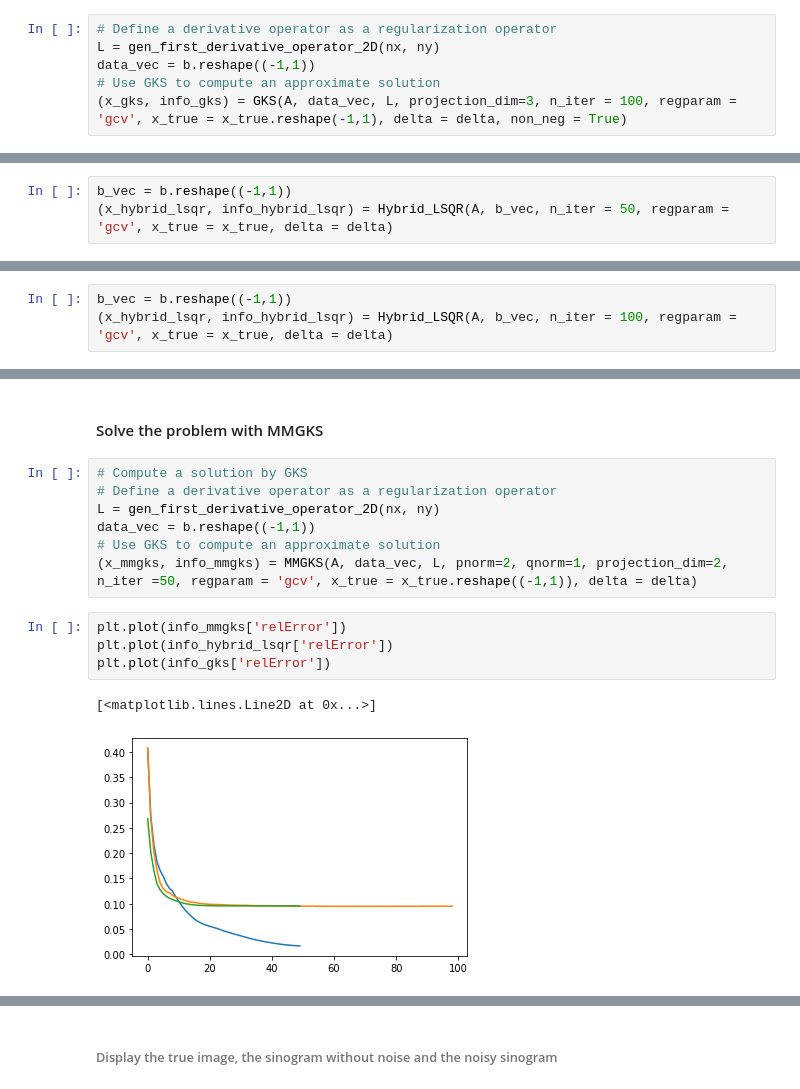
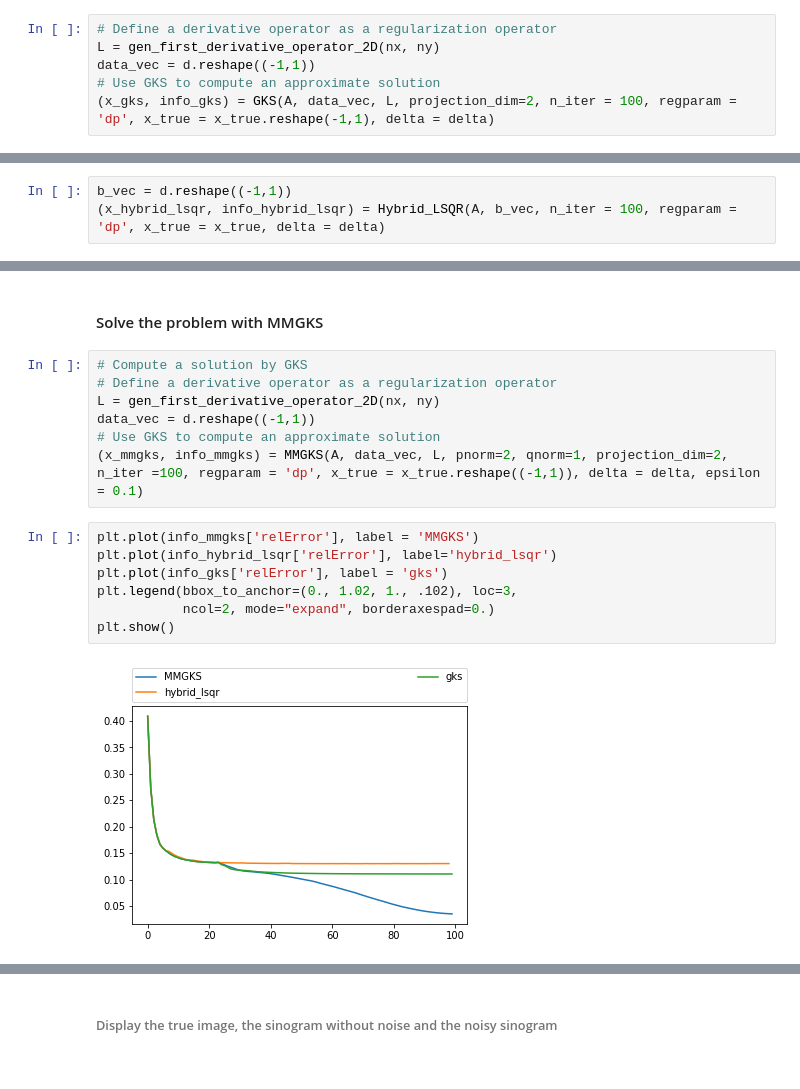
Before and after one commit to mpasha3/trips-py, a Jupyter notebook: demos/demo_Tomo_large_scale.ipynb, the cells around one changed output, grey strips where cells are left out. Saved outputs shown, nothing was run; the diff lists cells and outputs as text.

```diff
--- a/demos/demo_Tomo_large_scale.ipynb
+++ b/demos/demo_Tomo_large_scale.ipynb
@@ -101,6 +91,6 @@ plt.axis('off')
 # %%
 # Define a derivative operator as a regularization operator
 L = gen_first_derivative_operator_2D(nx, ny)
-data_vec = b.reshape((-1,1))
+data_vec = d.reshape((-1,1))
 # Use GKS to compute an approximate solution
-(x_gks, info_gks) = GKS(A, data_vec, L, projection_dim=3, n_iter = 100, regparam = 'gcv', x_true = x_true.reshape(-1,1), delta = delta, non_neg = True)
+(x_gks, info_gks) = GKS(A, data_vec, L, projection_dim=2, n_iter = 100, regparam = 'dp', x_true = x_true.reshape(-1,1), delta = delta)
@@ -147,3 +132,3 @@ info_gks['relError']
 # %%
-b_vec = b.reshape((-1,1))
-(x_hybrid_lsqr, info_hybrid_lsqr) = Hybrid_LSQR(A, b_vec, n_iter = 50, regparam = 'gcv', x_true = x_true, delta = delta)
+b_vec = d.reshape((-1,1))
+(x_hybrid_lsqr, info_hybrid_lsqr) = Hybrid_LSQR(A, b_vec, n_iter = 100, regparam = 'dp', x_true = x_true, delta = delta)
@@ -170,6 +135,3 @@ info_hybrid_lsqr['relError']
-# %%
-b_vec = b.reshape((-1,1))
-(x_hybrid_lsqr, info_hybrid_lsqr) = Hybrid_LSQR(A, b_vec, n_iter = 100, regparam = 'gcv', x_true = x_true, delta = delta)
 # %%
 plt.plot(info_hybrid_lsqr['relError'])
 plt.plot(info_gks['relError'])
@@ -208,16 +155,18 @@ plt.subplot(1,3,3), plt.title('x_gks'), plt.axis('off'), plt.imshow(x_gks.reshap
 # Compute a solution by GKS
 # Define a derivative operator as a regularization operator
 L = gen_first_derivative_operator_2D(nx, ny)
-data_vec = b.reshape((-1,1))
+data_vec = d.reshape((-1,1))
 # Use GKS to compute an approximate solution
-(x_mmgks, info_mmgks) = MMGKS(A, data_vec, L, pnorm=2, qnorm=1, projection_dim=2, n_iter =50, regparam = 'gcv', x_true = x_true.reshape((-1,1)), delta = delta)
+(x_mmgks, info_mmgks) = MMGKS(A, data_vec, L, pnorm=2, qnorm=1, projection_dim=2, n_iter =100, regparam = 'dp', x_true = x_true.reshape((-1,1)), delta = delta, epsilon = 0.1)
 # %%
-plt.plot(info_mmgks['relError'])
-plt.plot(info_hybrid_lsqr['relError'])
-plt.plot(info_gks['relError'])
+plt.plot(info_mmgks['relError'], label = 'MMGKS')
+plt.plot(info_hybrid_lsqr['relError'], label='hybrid_lsqr')
+plt.plot(info_gks['relError'], label = 'gks')
+plt.legend(bbox_to_anchor=(0., 1.02, 1., .102), loc=3,
+           ncol=2, mode="expand", borderaxespad=0.)
+plt.show()
 # %% [output]
-[<matplotlib.lines.Line2D at 0x...>]
-[figure, old version]
+[figure, new version]
 # %%
 plt.imshow(x_mmgks.reshape((nx,ny)))
 # %% [output]
```
Also changed, not shown: parts of 21 cells of this notebook, 1 other file.
